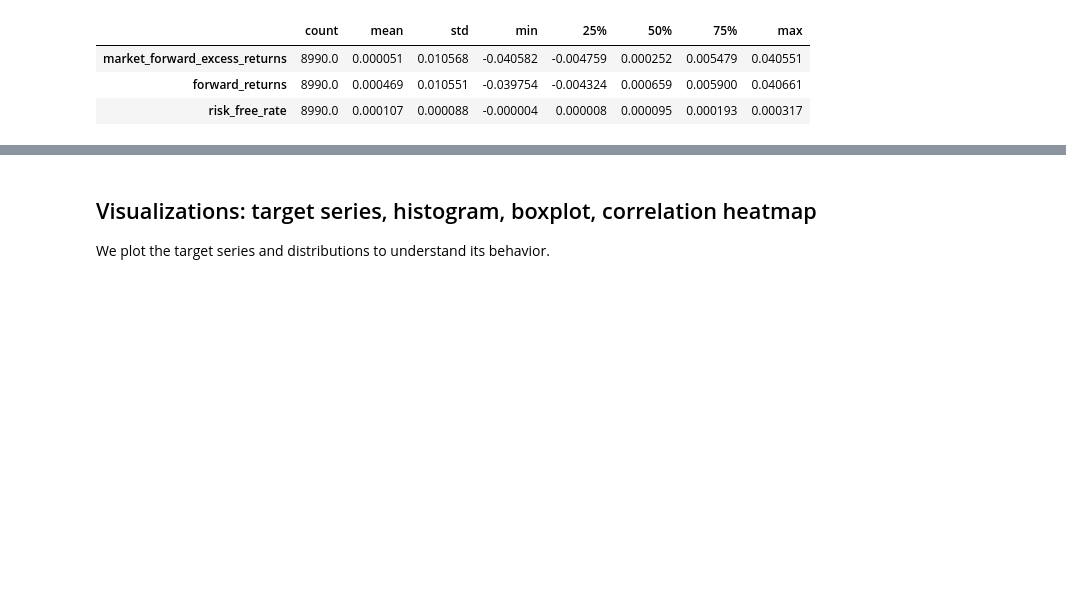
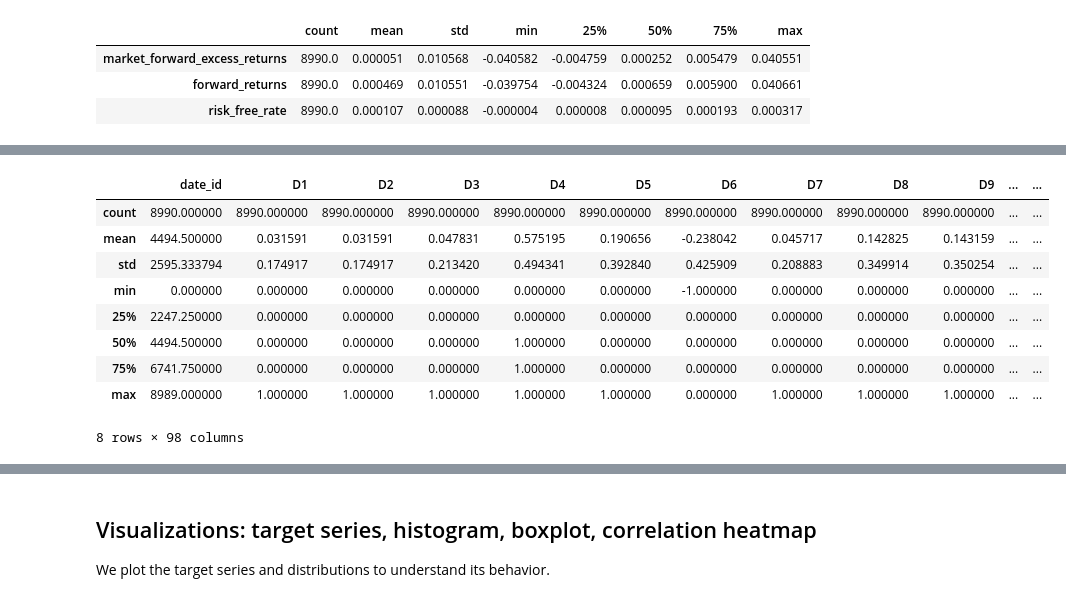
Before and after one commit to WasiqAli275/Ai_gen_webapp_using_flask_streamlit, a Jupyter notebook: notebook/kaggle/competitions/hull_tactical_notebook.ipynb, the cells around one changed output, grey strips where cells are left out. Saved outputs shown, nothing was run; the diff lists cells and outputs as text; code cells hidden in the pictures; blank space fills up the shorter version.

```diff
--- a/notebook/kaggle/competitions/hull_tactical_notebook.ipynb
+++ b/notebook/kaggle/competitions/hull_tactical_notebook.ipynb
@@ -116,0 +125,13 @@ dtype: int64
+# %%
+train.describe()
+# %% [output]
+|  | date_id | D1 | D2 | D3 | D4 | D5 | D6 | D7 | D8 | D9 | ... | ... |
+| count | 8990.000000 | 8990.000000 | 8990.000000 | 8990.000000 | 8990.000000 | 8990.000000 | 8990.000000 | 8990.000000 | 8990.000000 | 8990.000000 | ... | ... |
+| mean | 4494.500000 | 0.031591 | 0.031591 | 0.047831 | 0.575195 | 0.190656 | -0.238042 | 0.045717 | 0.142825 | 0.143159 | ... | ... |
+| std | 2595.333794 | 0.174917 | 0.174917 | 0.213420 | 0.494341 | 0.392840 | 0.425909 | 0.208883 | 0.349914 | 0.350254 | ... | ... |
+| min | 0.000000 | 0.000000 | 0.000000 | 0.000000 | 0.000000 | 0.000000 | -1.000000 | 0.000000 | 0.000000 | 0.000000 | ... | ... |
+| 25% | 2247.250000 | 0.000000 | 0.000000 | 0.000000 | 0.000000 | 0.000000 | 0.000000 | 0.000000 | 0.000000 | 0.000000 | ... | ... |
+| 50% | 4494.500000 | 0.000000 | 0.000000 | 0.000000 | 1.000000 | 0.000000 | 0.000000 | 0.000000 | 0.000000 | 0.000000 | ... | ... |
+| 75% | 6741.750000 | 0.000000 | 0.000000 | 0.000000 | 1.000000 | 0.000000 | 0.000000 | 0.000000 | 0.000000 | 0.000000 | ... | ... |
+| max | 8989.000000 | 1.000000 | 1.000000 | 1.000000 | 1.000000 | 1.000000 | 0.000000 | 1.000000 | 1.000000 | 1.000000 | ... | ... |
+8 rows × 98 columns
```
Also changed, not shown: parts of 6 cells of this notebook, 2 other files.
